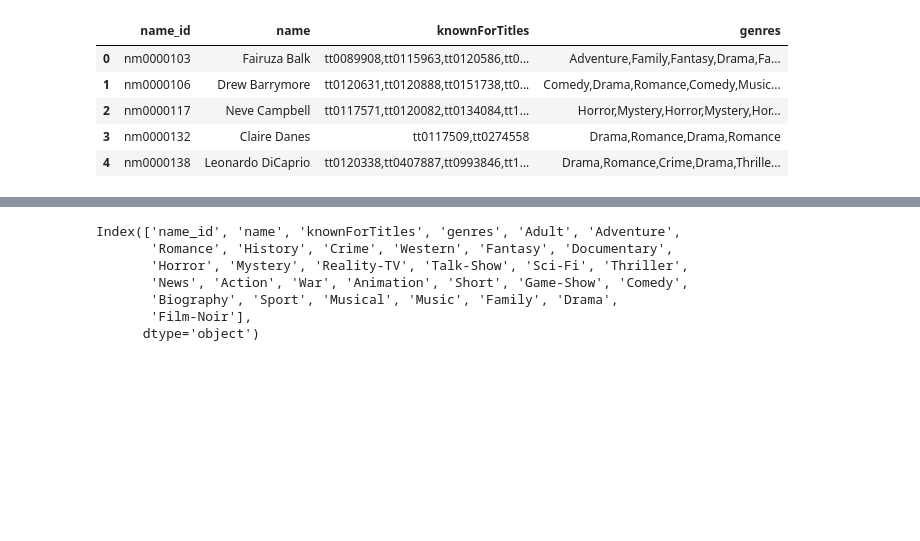
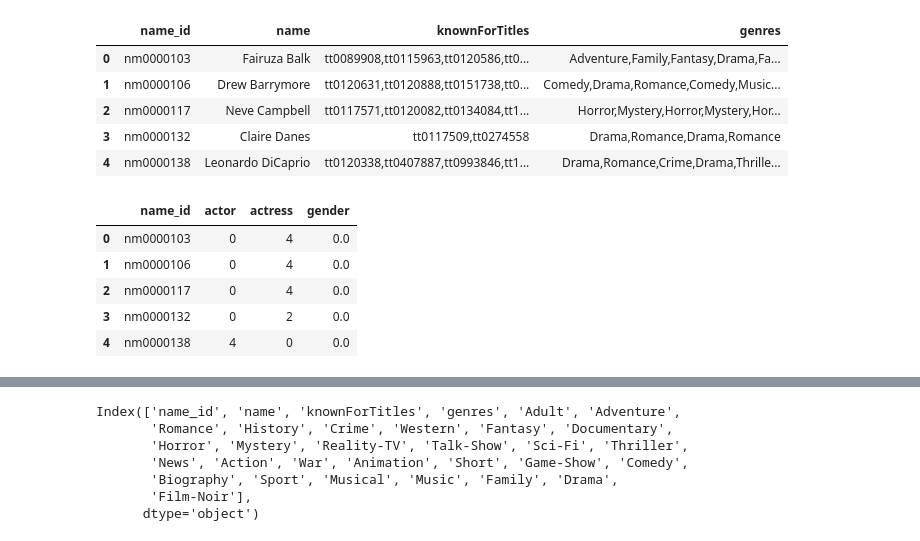
Before and after one commit to LuWang-zishuijing/ResumeClassifier, a Jupyter notebook: EDA/actors_manually_label.ipynb, the cells around one changed output, grey strips where cells are left out. Cells and saved outputs as stored; diff of their text form; code cells hidden in the pictures; blank space fills up the shorter version.

```diff
--- a/EDA/actors_manually_label.ipynb
+++ b/EDA/actors_manually_label.ipynb
@@ -561,3 +561,14 @@ actors_lable_2.head()
 | 2 | nm0000117 | Neve Campbell | tt0117571,tt0120082,tt0134084,tt1... | Horror,Mystery,Horror,Mystery,Hor... |
 | 3 | nm0000132 | Claire Danes | tt0117509,tt0274558 | Drama,Romance,Drama,Romance |
 | 4 | nm0000138 | Leonardo DiCaprio | tt0120338,tt0407887,tt0993846,tt1... | Drama,Romance,Crime,Drama,Thrille... |
+# %%
+temp = (actors_lable_raw.groupby('name_id', as_index=False).sum())[['name_id','actor', 'actress']]
+temp['gender'] = np.zeros((10980,1))
+temp.head()
+# %% [output]
+|  | name_id | actor | actress | gender |
+| 0 | nm0000103 | 0 | 4 | 0.0 |
+| 1 | nm0000106 | 0 | 4 | 0.0 |
+| 2 | nm0000117 | 0 | 4 | 0.0 |
+| 3 | nm0000132 | 0 | 2 | 0.0 |
+| 4 | nm0000138 | 4 | 0 | 0.0 |
```
Also changed, not shown: parts of 19 cells of this notebook, 1 other file.
